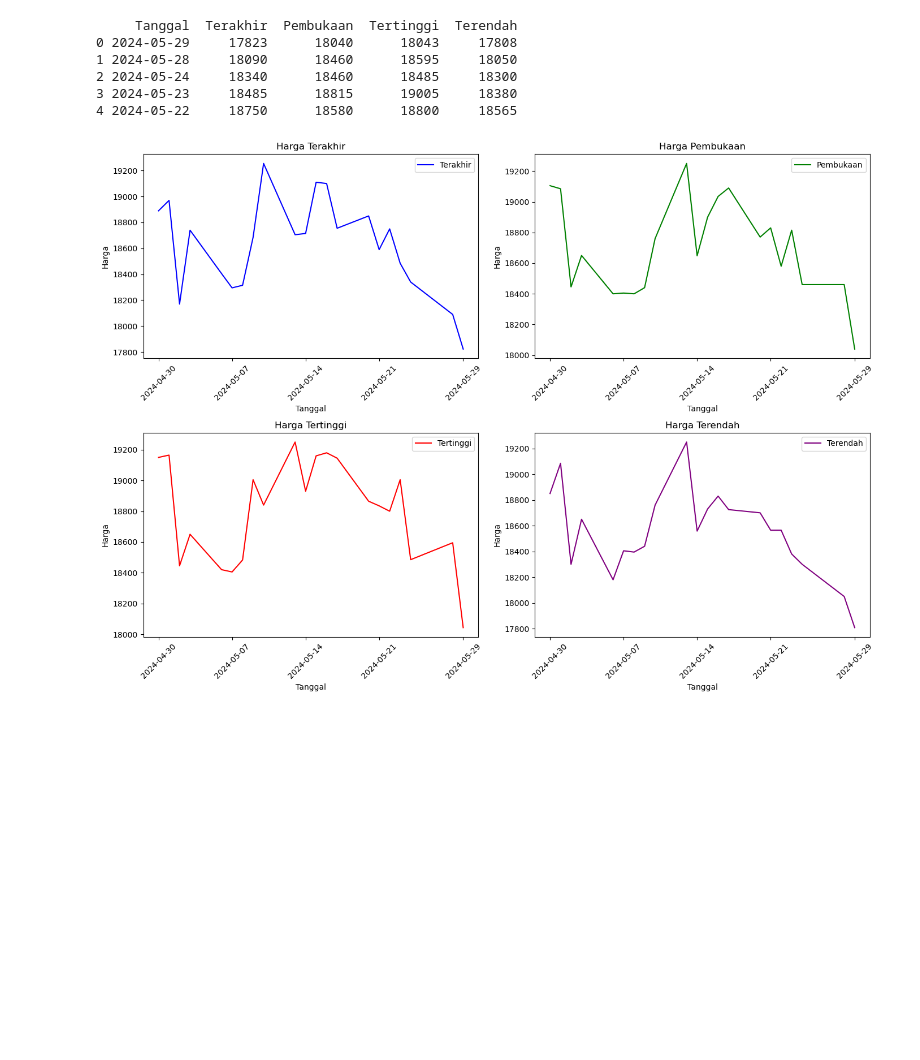
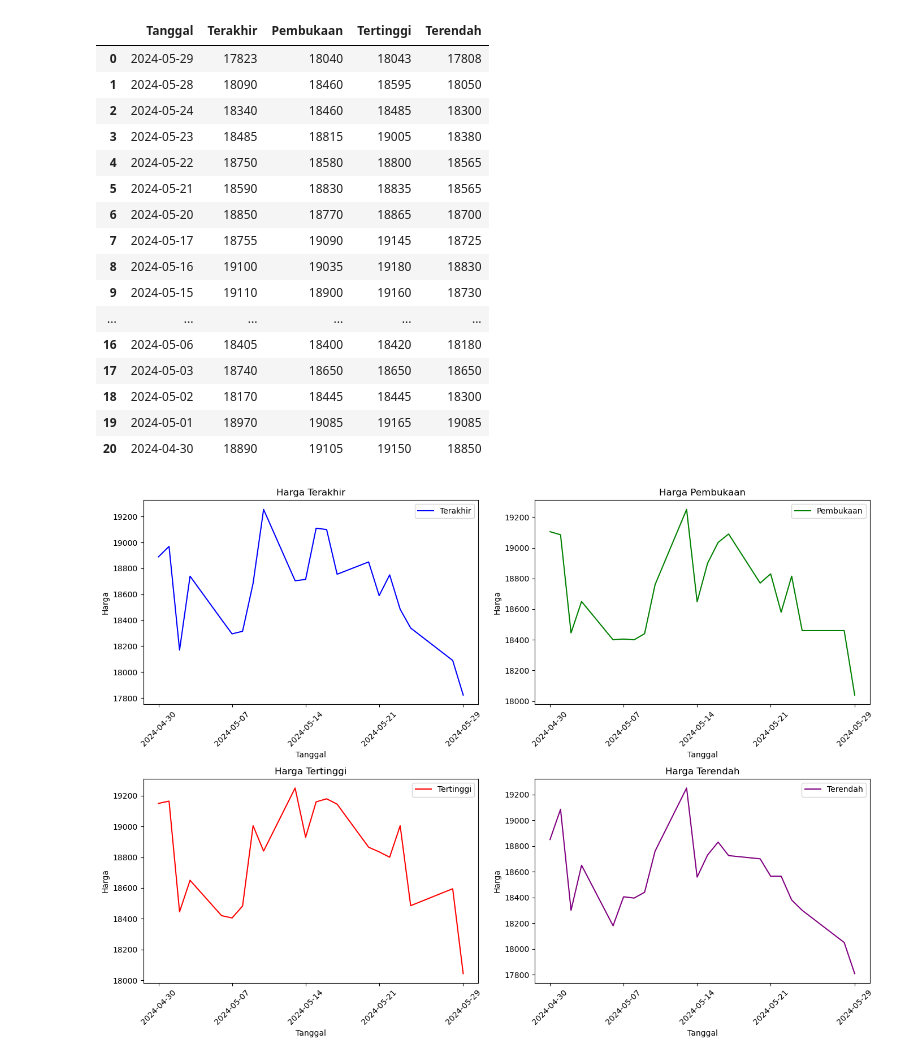
Before and after one commit to hizamruljaen123/apps_ezra, a Jupyter notebook: new_sarimax.ipynb, the cells around one changed output. Drawn from its saved outputs; the diff is of its cells as text; code cells hidden in the pictures; blank space fills up the shorter version.

```diff
--- a/new_sarimax.ipynb
+++ b/new_sarimax.ipynb
@@ -1,34 +1,47 @@
 # %%
 import pandas as pd
 
 # Load the dataset with the correct delimiter
 file_path = 'data.csv'  # Ganti dengan path ke file data.csv kamu
 data = pd.read_csv(file_path, delimiter=';')
 
 # Select only the relevant columns
 data = data[['Tanggal', 'Terakhir', 'Pembukaan', 'Tertinggi', 'Terendah']]
 
 # Convert the 'Tanggal' column to datetime format
 data['Tanggal'] = pd.to_datetime(data['Tanggal'], format='%d/%m/%Y')
 
 # Remove commas from numerical columns and convert them to numeric type
 data['Terakhir'] = data['Terakhir']
 data['Pembukaan'] = data['Pembukaan']
 data['Tertinggi'] = data['Tertinggi']
 data['Terendah'] = data['Terendah']
 
 # Display the cleaned data
-print(data.head())
+# print(data)
+
+data
 
 # # Save the cleaned data to a new CSV file (optional)
 # data.to_csv('cleaned_data.csv', index=False)
 # %% [output]
-     Tanggal  Terakhir  Pembukaan  Tertinggi  Terendah
-0 2024-05-29     17823      18040      18043     17808
-1 2024-05-28     18090      18460      18595     18050
-2 2024-05-24     18340      18460      18485     18300
-3 2024-05-23     18485      18815      19005     18380
-4 2024-05-22     18750      18580      18800     18565
+|  | Tanggal | Terakhir | Pembukaan | Tertinggi | Terendah |
+| 0 | 2024-05-29 | 17823 | 18040 | 18043 | 17808 |
+| 1 | 2024-05-28 | 18090 | 18460 | 18595 | 18050 |
+| 2 | 2024-05-24 | 18340 | 18460 | 18485 | 18300 |
+| 3 | 2024-05-23 | 18485 | 18815 | 19005 | 18380 |
+| 4 | 2024-05-22 | 18750 | 18580 | 18800 | 18565 |
+| 5 | 2024-05-21 | 18590 | 18830 | 18835 | 18565 |
+| 6 | 2024-05-20 | 18850 | 18770 | 18865 | 18700 |
+| 7 | 2024-05-17 | 18755 | 19090 | 19145 | 18725 |
+| 8 | 2024-05-16 | 19100 | 19035 | 19180 | 18830 |
+| 9 | 2024-05-15 | 19110 | 18900 | 19160 | 18730 |
+| ... | ... | ... | ... | ... | ... |
+| 16 | 2024-05-06 | 18405 | 18400 | 18420 | 18180 |
+| 17 | 2024-05-03 | 18740 | 18650 | 18650 | 18650 |
+| 18 | 2024-05-02 | 18170 | 18445 | 18445 | 18300 |
+| 19 | 2024-05-01 | 18970 | 19085 | 19165 | 19085 |
+| 20 | 2024-04-30 | 18890 | 19105 | 19150 | 18850 |
 # %%
 import matplotlib.pyplot as plt
 # Plot the data
```
Also changed, not shown: parts of 3 cells of this notebook, 2 other files.
